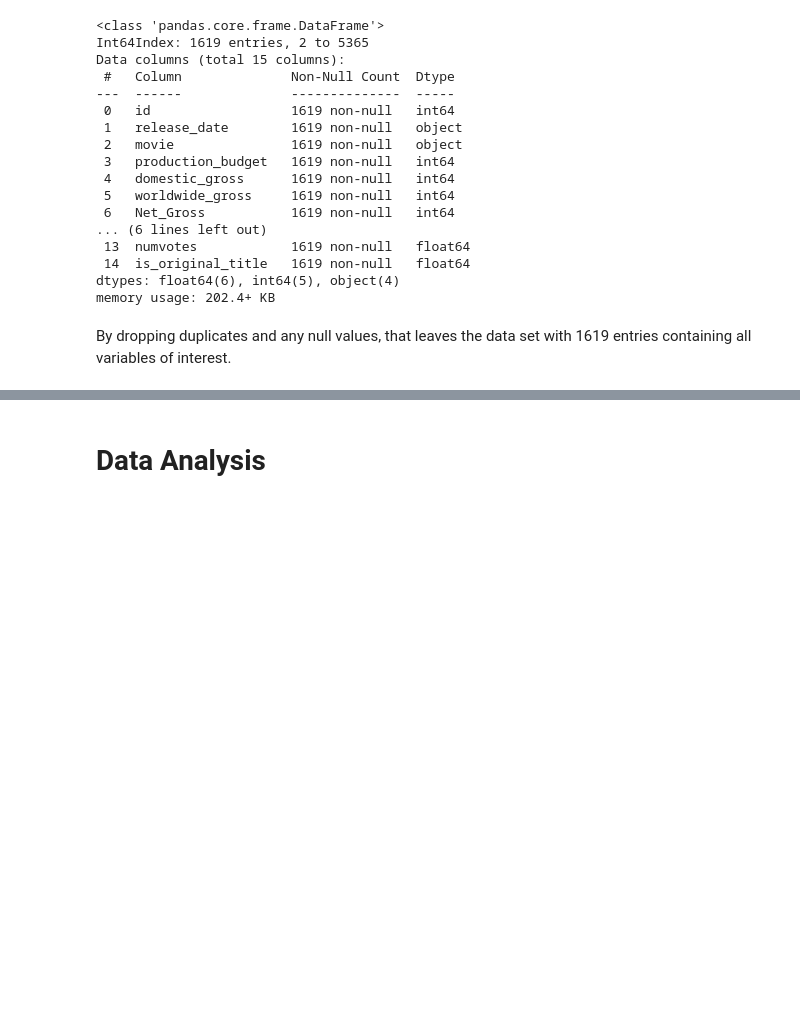
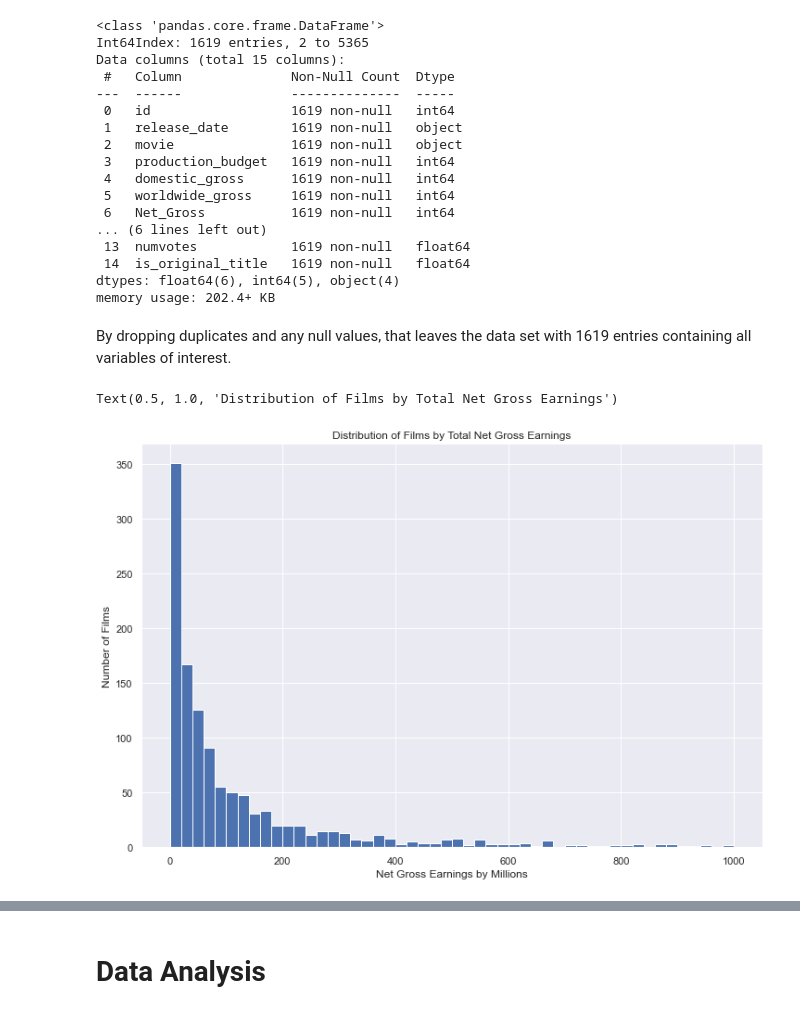
Before and after one commit to ldwilker10/dsc-phase-1-project-v2-4, a Jupyter notebook: Microsoft_Analysis.ipynb, the cells around one changed output, grey strips where cells are left out. Cells and saved outputs as stored; diff of their text form; code cells hidden in the pictures; blank space fills up the shorter version.

Commit message:
Added data info to readme and new histograms in notebook

```diff
--- a/Microsoft_Analysis.ipynb
+++ b/Microsoft_Analysis.ipynb
@@ -317,3 +328,11 @@ dtypes: float64(6), int64(5), object(4)
 memory usage: 202.4+ KB
 # %% [markdown]
 By dropping duplicates and any null values, that leaves the data set with 1619 entries containing all variables of interest.
+# %%
+plt= top_movies_dropped_null.Net_gross_millions.hist(figsize=(12,8), bins= 50, range = [0,1000])
+plt.set_ylabel("Number of Films")
+plt.set_xlabel("Net Gross Earnings by Millions")
+plt.set_title("Distribution of Films by Total Net Gross Earnings")
+# %% [output]
+Text(0.5, 1.0, 'Distribution of Films by Total Net Gross Earnings')
+[figure, added]
```
Also changed, not shown: parts of 8 cells of this notebook, 3 other files.
